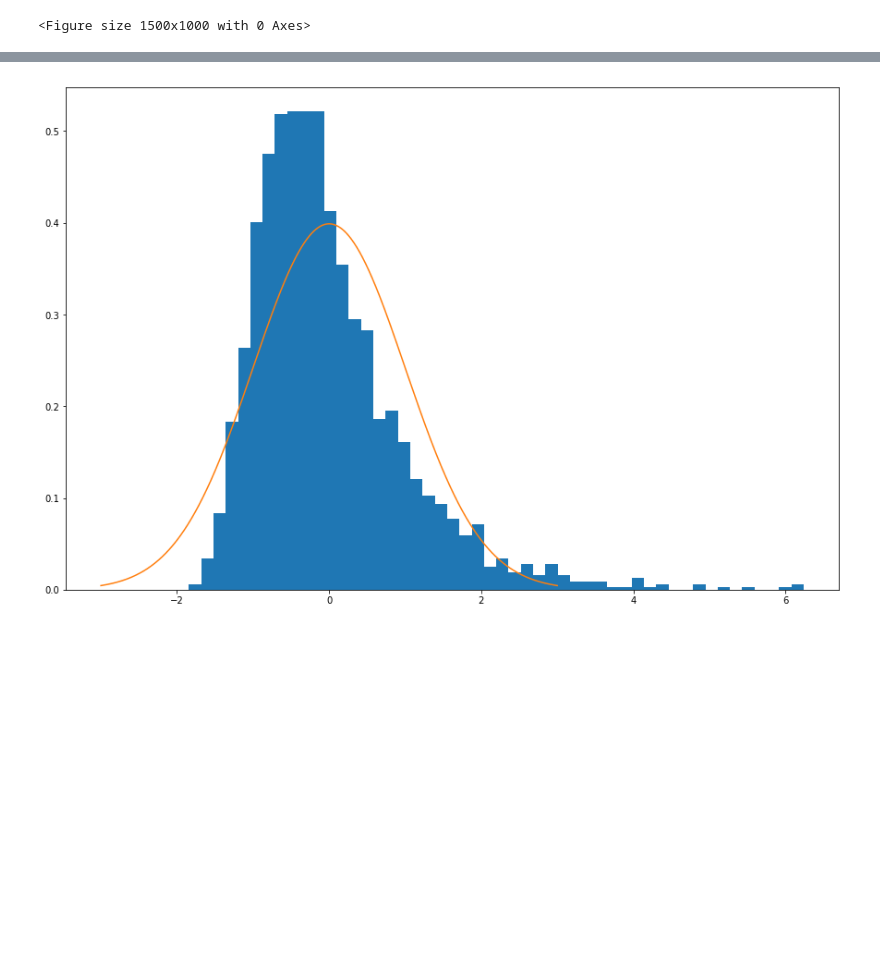
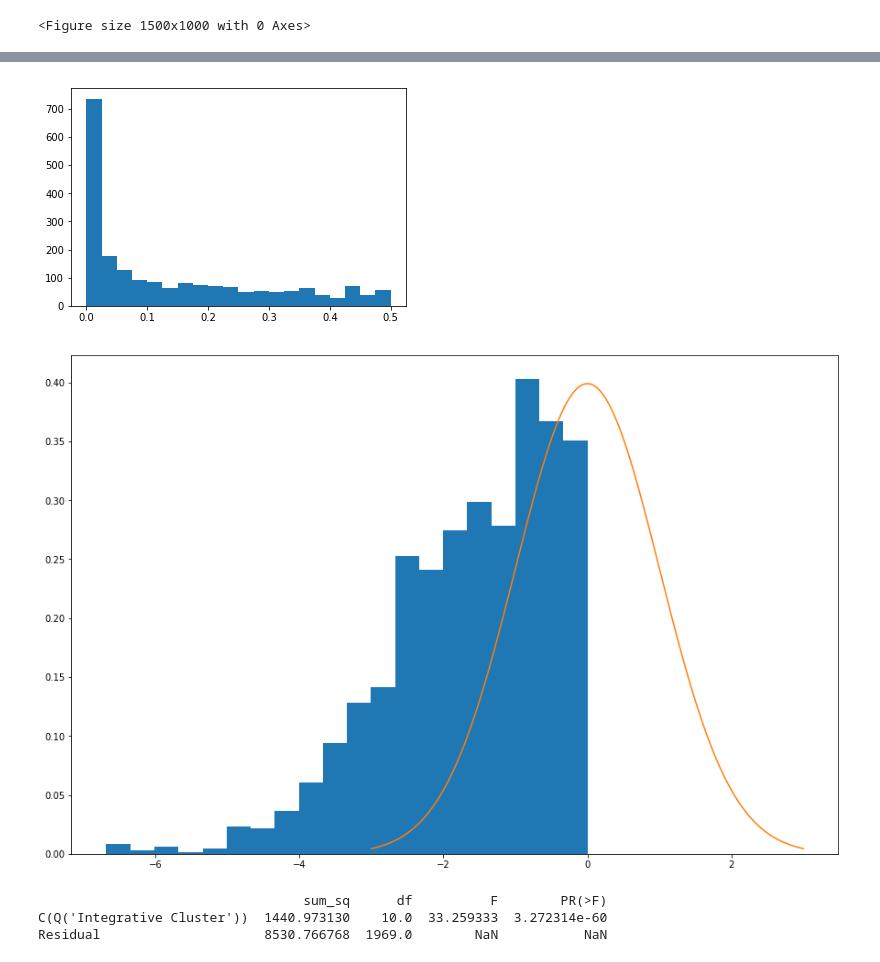
Before and after one commit to statisticalbiotechnology/wall, a Jupyter notebook: src/failures_of_null_testing.ipynb, the cells around one changed output, grey strips where cells are left out. Saved outputs shown, nothing was run; the diff lists cells and outputs as text; code cells hidden in the pictures; blank space fills up the shorter version.

```diff
--- a/src/failures_of_null_testing.ipynb
+++ b/src/failures_of_null_testing.ipynb
@@ -12,0 +11,16 @@ pca_per_pathway = pd.read_csv('../data/pca_per_pathway.csv', index_col=0)
+# %%
+pca_per_pathway = pd.read_csv('../data/pca_per_pathway.csv', index_col=0)
+
+new_clinical_patient = pd.read_csv('../data/data_clinical_patient.txt', sep='\t', index_col=0).iloc[4:]
+new_clinical_sample = pd.read_csv('../data/data_clinical_sample.txt', sep='\t', index_col=0).iloc[4:]
+new_clinical = pd.concat([new_clinical_patient, new_clinical_sample.reindex(new_clinical_patient.index)], axis=1)
+new_clinical['Triple Neg'] = new_clinical.apply(lambda row: True if ((row['ER Status'] == 'Negative')
+                                                                     and (row['PR Status'] == 'Negative')
+                                                                     and (row['HER2 Status'] == 'Negative')) else False, axis = 1)
+
+new_clinical['ER-/PR-/HER2+'] = new_clinical.apply(lambda row: True if ((row['ER Status'] == 'Negative')
+                                                                     and (row['PR Status'] == 'Negative')
+                                                                     and (row['HER2 Status'] == 'Positive')) else False, axis = 1)
+
+
+full_df = pd.concat([pca_per_pathway, new_clinical.reindex(pca_per_pathway.index)], axis=1)
@@ -13,19 +97,33 @@ pca_per_pathway = pd.read_csv('../data/pca_per_pathway.csv', index_col=0)
 # %%
-def null_testing(pathwayname):
+from scipy.stats import norm
+def null_testing_cluster(cluster):
     ##Generate Zscores
-    cell_cycle = zscore(pca_per_pathway[pathwayname])
-    zscore2 = zscore(cell_cycle)
+    #series = zscore(clusterframes[cluster][f'cluster {cluster} qvalues'])
+    plt.hist(clusterframes[cluster][f'p-values'], bins=20)
+    plt.show()
+    p_significance = norm.ppf(clusterframes[cluster][f'p-values'])
 
     ## Plot distribution of pathway eigenvalues
     plt.figure(figsize=(15, 10))
-    plt.hist(cell_cycle, bins=50, density=True)
+    plt.hist(p_significance, bins=20, density=True)
 
     ##Null distribution
     x = np.linspace(mu -3*sigma, mu+ 3*sigma, 1000)
     plt.plot(x, norm.pdf(x, 0, 1))
-    plt.savefig('CellCycleDist.png')
+    plt.savefig(f'cluster_{cluster}_p_distribution.png')
     plt.show()
 
-null_testing('Interleukin-7 signaling')
+null_testing_cluster('2')
 # %% [output]
-[figure, old version]
+[figure, new version]
+[figure, added]
+# %%
+from statsmodels.formula.api import ols
+import statsmodels.api as sm
+results = ols("Q('Interleukin-7 signaling') ~ C(Q('Integrative Cluster'))", data=full_df).fit()
+table = sm.stats.anova_lm(results, typ=2)
+print(table)
+# %% [output]
+                                  sum_sq      df          F        PR(>F)
+C(Q('Integrative Cluster'))  1440.973130    10.0  33.259333  3.272314e-60
+Residual                     8530.766768  1969.0        NaN           NaN
```
Also changed, not shown: parts of 3 cells of this notebook.
